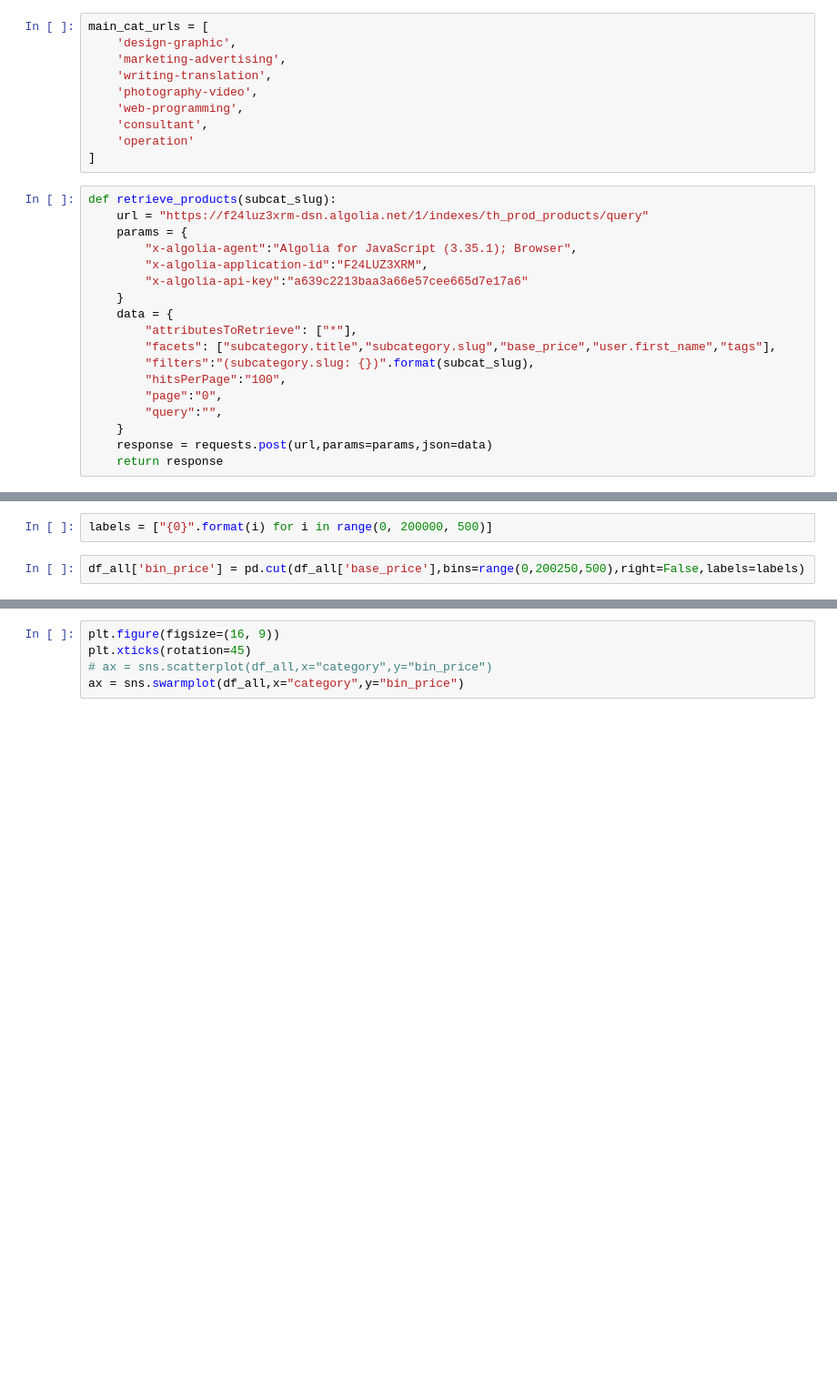
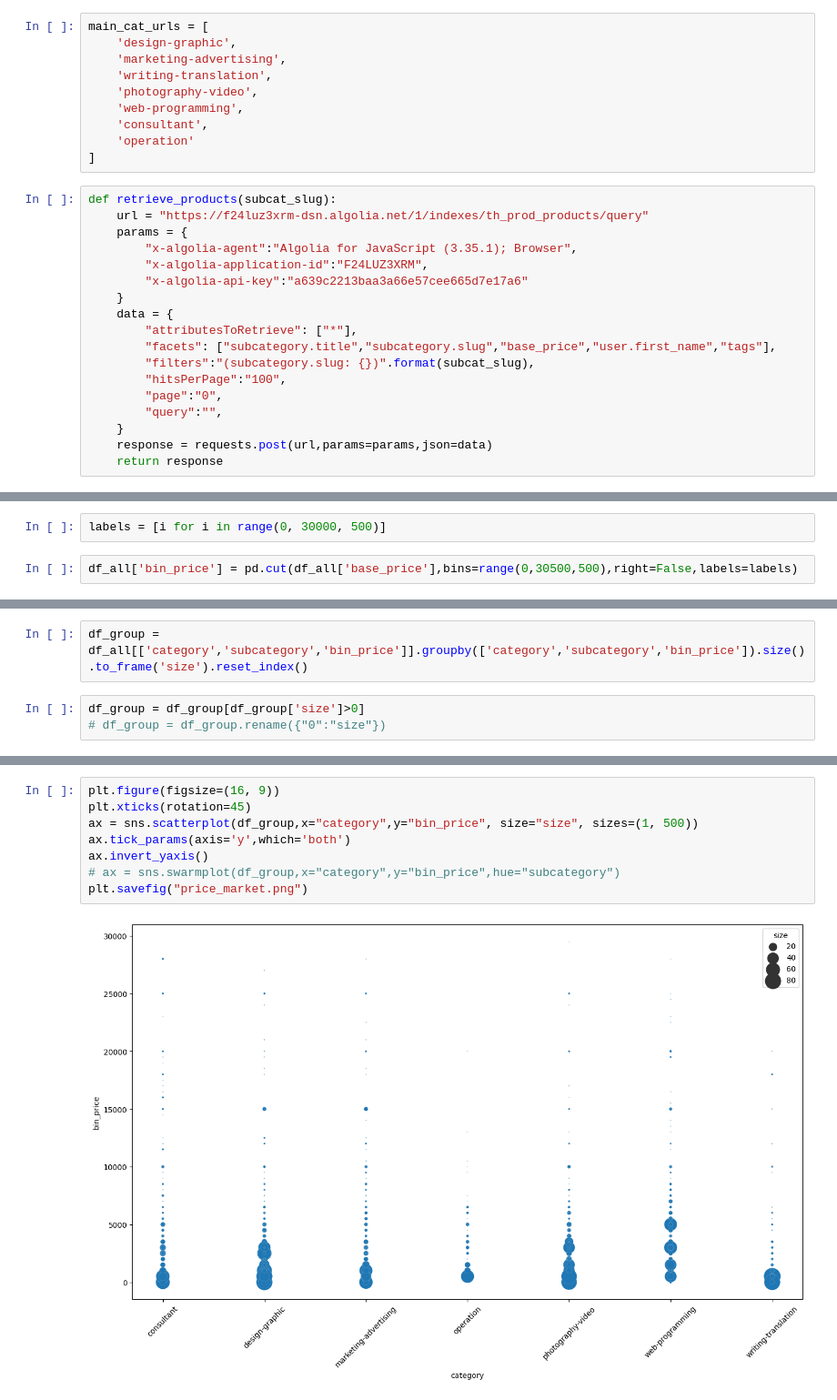
Before and after one commit to PhakphumV/fastwork-commission-table, a Jupyter notebook: 02-pricing-scapper.ipynb, the cells around one changed output, grey strips where cells are left out. Shown at 91% size. Saved outputs shown, nothing was run; the diff lists cells and outputs as text; blank space fills up the shorter version.

Commit message:
Generate price market graphs

```diff
--- a/02-pricing-scapper.ipynb
+++ b/02-pricing-scapper.ipynb
@@ -78,4 +78,4 @@ df_all = pd.concat(df_lists)
 # %%
-labels = ["{0}".format(i) for i in range(0, 200000, 500)]
+labels = [i for i in range(0, 30000, 500)]
 # %%
-df_all['bin_price'] = pd.cut(df_all['base_price'],bins=range(0,200250,500),right=False,labels=labels)
+df_all['bin_price'] = pd.cut(df_all['base_price'],bins=range(0,30500,500),right=False,labels=labels)
@@ -83,0 +82,5 @@ print(df_all.head(30))
+# %%
+df_group = df_all[['category','subcategory','bin_price']].groupby(['category','subcategory','bin_price']).size().to_frame('size').reset_index()
+# %%
+df_group = df_group[df_group['size']>0]
+# df_group = df_group.rename({"0":"size"})
@@ -84,5 +103,10 @@ print(df_all.head(30))
 # %%
 plt.figure(figsize=(16, 9))
 plt.xticks(rotation=45)
-# ax = sns.scatterplot(df_all,x="category",y="bin_price")
-ax = sns.swarmplot(df_all,x="category",y="bin_price")
+ax = sns.scatterplot(df_group,x="category",y="bin_price", size="size", sizes=(1, 500))
+ax.tick_params(axis='y',which='both')
+ax.invert_yaxis()
+# ax = sns.swarmplot(df_group,x="category",y="bin_price",hue="subcategory")
+plt.savefig("price_market.png")
+# %% [output]
+[figure, added]
```
Also changed, not shown: parts of 10 cells of this notebook, 7 other files.
